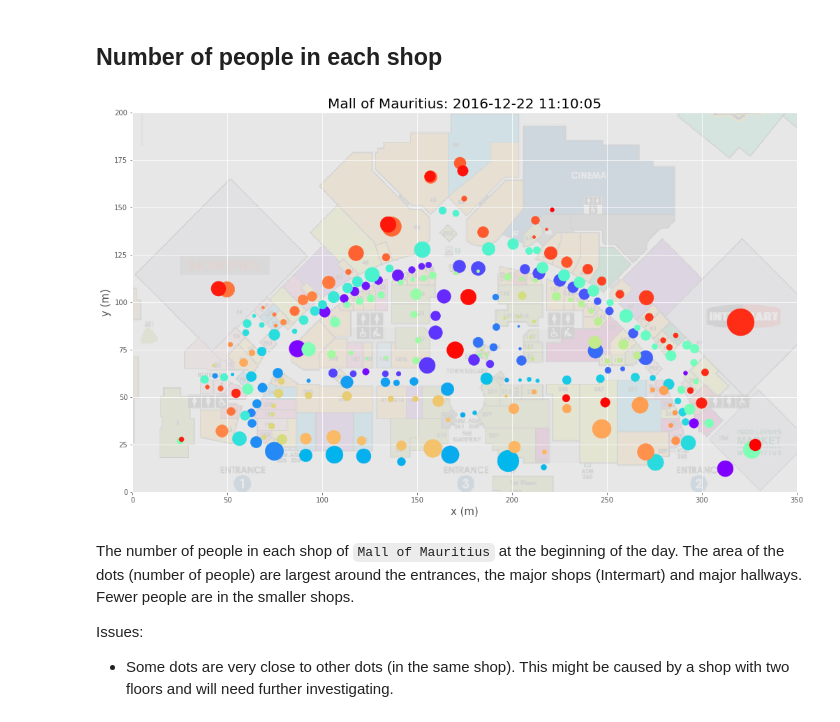
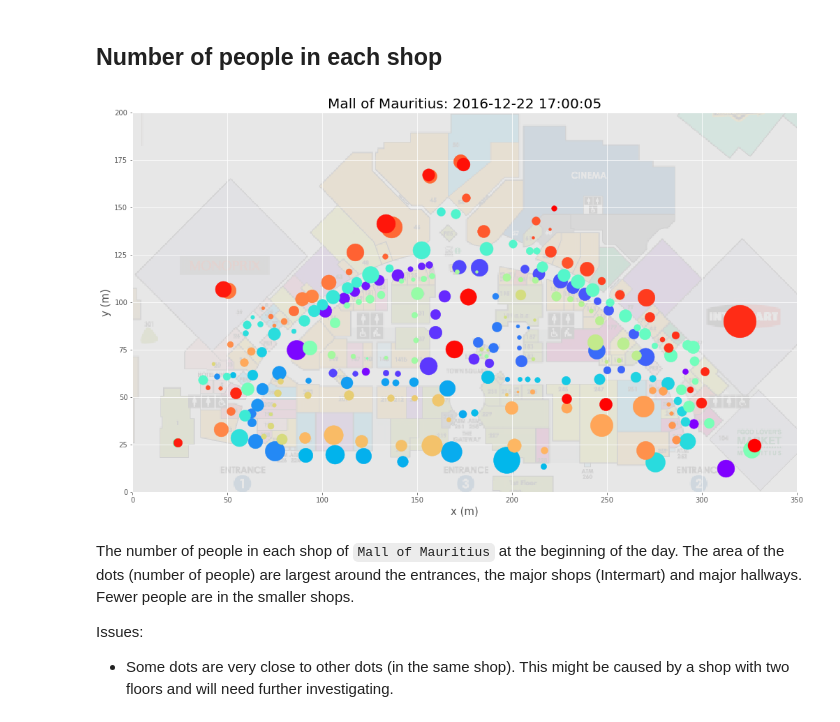
Before and after one commit to Beaulieu318/msci-complexity-project, a Jupyter notebook: msci/analysis/notebooks/bsc_networks_analysis.ipynb, the cells around one changed output. Cells and saved outputs as stored; diff of their text form; code cells hidden in the pictures.

```diff
--- a/msci/analysis/notebooks/bsc_networks_analysis.ipynb
+++ b/msci/analysis/notebooks/bsc_networks_analysis.ipynb
@@ -96,9 +93,9 @@ adjacency_matrix, count_of_shoppers, store_ids_indices, frame_times = \
 # %% [markdown]
 ## Number of people in each shop
 # %%
-create_count_of_shoppers_image(count_of_shoppers, frame_times, count_index=25)
+create_count_of_shoppers_image(count_of_shoppers, frame_times, count_index=60)
 # %% [output]
-[figure, old version]
+[figure, new version]
 # %% [markdown]
 The number of people in each shop of `Mall of Mauritius` at the beginning of the day. The area of the dots (number of people) are largest around the entrances, the major shops (Intermart) and major hallways. Fewer people are in the smaller shops.
 
```
Also changed, not shown: parts of 5 cells of this notebook, 1 other file.
